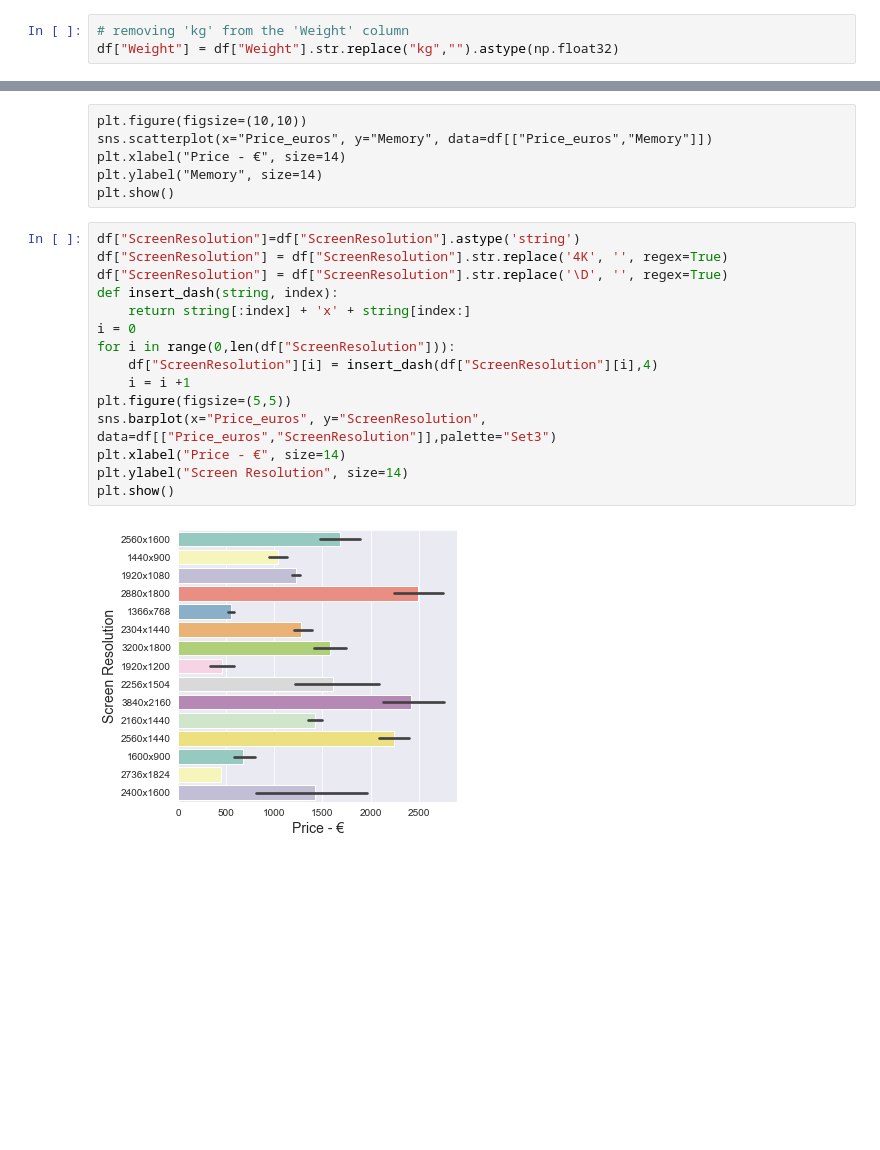
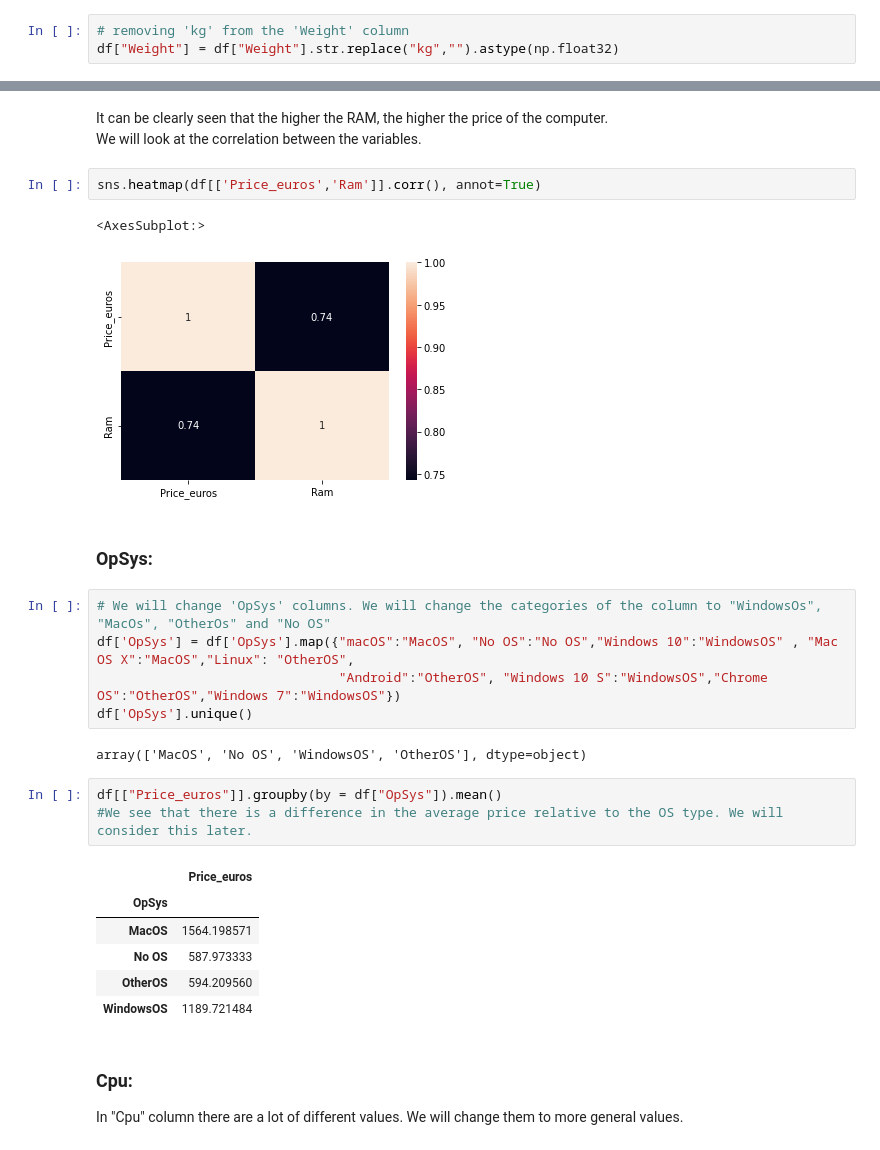
Before and after one commit to NoaAmichai/Laptop-Price-Prediction, a Jupyter notebook: Laptop Price.ipynb, the cells around one changed output, grey strips where cells are left out. Cells and saved outputs as stored; diff of their text form; blank space fills up the shorter version.

```diff
--- a/Laptop Price.ipynb
+++ b/Laptop Price.ipynb
@@ -166,23 +118,31 @@ plt.show()
-# %% [raw]
-plt.figure(figsize=(10,10))
-sns.scatterplot(x="Price_euros", y="Memory", data=df[["Price_euros","Memory"]])
-plt.xlabel("Price - €", size=14)
-plt.ylabel("Memory", size=14)
-plt.show()
-# %%
-df["ScreenResolution"]=df["ScreenResolution"].astype('string')
-df["ScreenResolution"] = df["ScreenResolution"].str.replace('4K', '', regex=True)
-df["ScreenResolution"] = df["ScreenResolution"].str.replace('\D', '', regex=True)
-def insert_dash(string, index):
-    return string[:index] + 'x' + string[index:]
-i = 0
-for i in range(0,len(df["ScreenResolution"])):
-    df["ScreenResolution"][i] = insert_dash(df["ScreenResolution"][i],4)
-    i = i +1
-plt.figure(figsize=(5,5))
-sns.barplot(x="Price_euros", y="ScreenResolution", data=df[["Price_euros","ScreenResolution"]],palette="Set3")
-plt.xlabel("Price - €", size=14)
-plt.ylabel("Screen Resolution", size=14)
-plt.show()
-# %% [output]
-[figure, removed]
+# %% [markdown]
+
+It can be clearly seen that the higher the RAM, the higher the price of the computer.<br>
+We will look at the correlation between the variables.
+# %%
+sns.heatmap(df[['Price_euros','Ram']].corr(), annot=True)
+# %% [output]
+<AxesSubplot:>
+[figure, added]
+# %% [markdown]
+### OpSys:
+# %%
+# We will change 'OpSys' columns. We will change the categories of the column to "WindowsOs", "MacOs", "OtherOs" and "No OS"
+df['OpSys'] = df['OpSys'].map({"macOS":"MacOS", "No OS":"No OS","Windows 10":"WindowsOS" , "Mac OS X":"MacOS","Linux": "OtherOS",
+                               "Android":"OtherOS", "Windows 10 S":"WindowsOS","Chrome OS":"OtherOS","Windows 7":"WindowsOS"})
+df['OpSys'].unique()
+# %% [output]
+array(['MacOS', 'No OS', 'WindowsOS', 'OtherOS'], dtype=object)
+# %%
+df[["Price_euros"]].groupby(by = df["OpSys"]).mean()
+#We see that there is a difference in the average price relative to the OS type. We will consider this later.
+# %% [output]
+|  | Price_euros |
+| OpSys |  |
+| MacOS | 1564.198571 |
+| No OS | 587.973333 |
+| OtherOS | 594.209560 |
+| WindowsOS | 1189.721484 |
+# %% [markdown]
+### Cpu:
+In "Cpu" column there are a lot of different values. We will change them to more general values.
```
Also changed, not shown: parts of 38 cells of this notebook.
